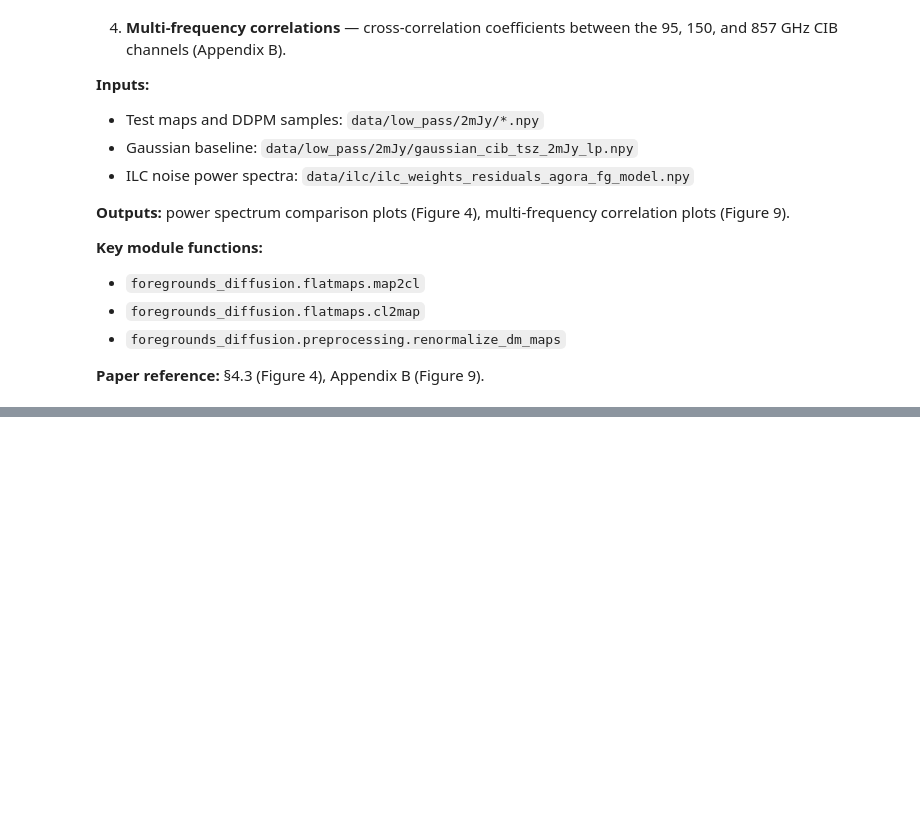
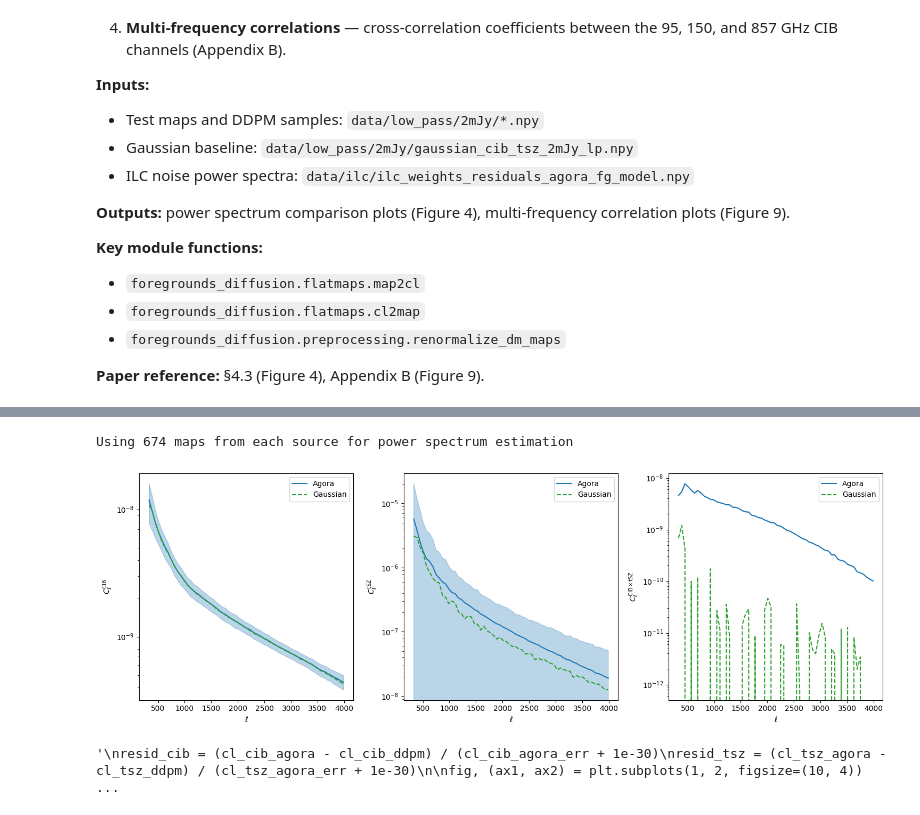
Before and after one commit to AlexBM173/cmb_foregrounds_diffusion, a Jupyter notebook: docs/tutorials/06_power_spectra.ipynb, the cells around one changed output, grey strips where cells are left out. Cells and saved outputs as stored; diff of their text form; code cells hidden in the pictures; blank space fills up the shorter version.

```diff
--- a/docs/tutorials/06_power_spectra.ipynb
+++ b/docs/tutorials/06_power_spectra.ipynb
@@ -36,6 +56,7 @@ plots (Figure 9).
 # %%
 import numpy as np
 import matplotlib.pyplot as plt
+from pathlib import Path
 
 from foregrounds_diffusion.flatmaps import map2cl
 from foregrounds_diffusion.preprocessing import renormalize_dm_maps
@@ -43,15 +64,18 @@ from foregrounds_diffusion.preprocessing import renormalize_dm_maps
 PTSRC = 2
 flatskymapparams = [256, 256, 1.41, 1.41]   # [nx, ny, dx_arcmin, dy_arcmin]
 LMIN, LMAX, LBIN = 300, 4000, 60
+
+PROJECT_ROOT = Path("/home/apb86/cmb_foregrounds_diffusion")
+PATCHES_DIR = Path(f"data/low_pass/{PTSRC}mJy")
 # %%
-cib_maps    = np.load(f"data/low_pass/{PTSRC}mJy/CIB_map_150GHz_256_st6_minmax_{PTSRC}mJy_zero_lp.npy")
-tsz_maps    = np.load(f"data/low_pass/{PTSRC}mJy/tSZ3_map_150GHz_256_st6_minmax_{PTSRC}mJy_norm_lp.npy")
-ddpm_raw    = np.load(f"data/low_pass/{PTSRC}mJy/new_samples_cib_tsz_{PTSRC}mJy_lp.npy")
-gauss_maps  = np.load(f"data/low_pass/{PTSRC}mJy/gaussian_cib_tsz_{PTSRC}mJy_lp.npy")
+cib_maps    = np.load(PATCHES_DIR / f"CIB_map_150GHz_256_st6_minmax_{PTSRC}mJy_zero_lp.npy")
+tsz_maps    = np.load(PATCHES_DIR / f"tSZ3_map_150GHz_256_st6_minmax_{PTSRC}mJy_norm_lp.npy")
+#ddpm_raw    = np.load(PATCHES_DIR / f"new_samples_cib_tsz_{PTSRC}mJy_lp.npy")
+gauss_maps  = np.load(PATCHES_DIR / f"gaussian_cib_tsz_{PTSRC}mJy_lp.npy")
 
 # DDPM samples are (N, 2, H, W) channels-first; Agora/Gaussian are (N, H, W, 1)
-ddpm_cib = ddpm_raw[:, 0]   # (N, H, W)
-ddpm_tsz = ddpm_raw[:, 1]
+#ddpm_cib = ddpm_raw[:, 0]   # (N, H, W)
+#ddpm_tsz = ddpm_raw[:, 1]
 
 agora_cib  = cib_maps[:, :, :, 0]
 agora_tsz  = tsz_maps[:, :, :, 0]
@@ -64,8 +88,11 @@ else:
     gauss_cib = gauss_maps[:, :, :, 0]
     gauss_tsz = gauss_maps[:, :, :, 1]
 
-N = min(len(agora_cib), len(ddpm_cib), len(gauss_cib))
+#N = min(len(agora_cib), len(ddpm_cib), len(gauss_cib))
+N = min(len(agora_cib), len(gauss_cib))
 print(f"Using {N} maps from each source for power spectrum estimation")
+# %% [output]
+Using 674 maps from each source for power spectrum estimation
 # %%
 def mean_cls(maps_nhw, mapparams, lmin, lmax, binsize):
     """Compute mean auto-power spectrum over N maps, returning (el, mean_cl, std_cl)."""
@@ -85,39 +112,50 @@ def mean_cross_cls(maps1, maps2, mapparams, lmin, lmax, binsize):
     return el, cls.mean(axis=0), cls.std(axis=0)
 
 el, cl_cib_agora,  cl_cib_agora_err  = mean_cls(agora_cib[:N],  flatskymapparams, LMIN, LMAX, LBIN)
-_,  cl_cib_ddpm,   cl_cib_ddpm_err   = mean_cls(ddpm_cib[:N],   flatskymapparams, LMIN, LMAX, LBIN)
+#_,  cl_cib_ddpm,   cl_cib_ddpm_err   = mean_cls(ddpm_cib[:N],   flatskymapparams, LMIN, LMAX, LBIN)
 _,  cl_cib_gauss,  cl_cib_gauss_err  = mean_cls(gauss_cib[:N],  flatskymapparams, LMIN, LMAX, LBIN)
 
 _,  cl_tsz_agora,  cl_tsz_agora_err  = mean_cls(agora_tsz[:N],  flatskymapparams, LMIN, LMAX, LBIN)
-_,  cl_tsz_ddpm,   cl_tsz_ddpm_err   = mean_cls(ddpm_tsz[:N],   flatskymapparams, LMIN, LMAX, LBIN)
+#_,  cl_tsz_ddpm,   cl_tsz_ddpm_err   = mean_cls(ddpm_tsz[:N],   flatskymapparams, LMIN, LMAX, LBIN)
 _,  cl_tsz_gauss,  cl_tsz_gauss_err  = mean_cls(gauss_tsz[:N],  flatskymapparams, LMIN, LMAX, LBIN)
 
 _,  cl_cross_agora,  _  = mean_cross_cls(agora_cib[:N], agora_tsz[:N], flatskymapparams, LMIN, LMAX, LBIN)
-_,  cl_cross_ddpm,   _  = mean_cross_cls(ddpm_cib[:N],  ddpm_tsz[:N],  flatskymapparams, LMIN, LMAX, LBIN)
+#_,  cl_cross_ddpm,   _  = mean_cross_cls(ddpm_cib[:N],  ddpm_tsz[:N],  flatskymapparams, LMIN, LMAX, LBIN)
 _,  cl_cross_gauss,  _  = mean_cross_cls(gauss_cib[:N], gauss_tsz[:N], flatskymapparams, LMIN, LMAX, LBIN)
 # %%
 fig, axes = plt.subplots(1, 3, figsize=(15, 5))
 
+"""
 for ax, cl_a, err_a, cl_d, err_d, cl_g, title in zip(
     axes,
     [cl_cib_agora,   cl_tsz_agora,   cl_cross_agora],
     [cl_cib_agora_err, cl_tsz_agora_err, np.zeros_like(cl_cross_agora)],
     [cl_cib_ddpm,    cl_tsz_ddpm,    cl_cross_ddpm],
     [cl_cib_ddpm_err,  cl_tsz_ddpm_err,  np.zeros_like(cl_cross_ddpm)],
     [cl_cib_gauss,   cl_tsz_gauss,   cl_cross_gauss],
     [r"$C_\ell^{\rm CIB}$", r"$C_\ell^{\rm tSZ}$", r"$C_\ell^{\rm CIB \times tSZ}$"],
 ):
+"""
+for ax, cl_a, err_a, cl_g, title in zip(
+    axes,
+    [cl_cib_agora,   cl_tsz_agora,   cl_cross_agora],
+    [cl_cib_agora_err, cl_tsz_agora_err, np.zeros_like(cl_cross_agora)],
+    [cl_cib_gauss,   cl_tsz_gauss,   cl_cross_gauss],
+    [r"$C_\ell^{\rm CIB}$", r"$C_\ell^{\rm tSZ}$", r"$C_\ell^{\rm CIB \times tSZ}$"],
+):
     ax.fill_between(el, cl_a - err_a, cl_a + err_a, alpha=0.3, color="C0")
     ax.plot(el, cl_a, label="Agora", color="C0")
-    ax.plot(el, cl_d, label="DDPM",  color="C1")
     ax.plot(el, cl_g, label="Gaussian", color="C2", linestyle="--")
     ax.set_xlabel(r"$\ell$");  ax.set_ylabel(title);  ax.legend()
     ax.set_yscale("log")
 
 plt.tight_layout()
 plt.show()
+# %% [output]
+[figure, added]
 # %%
 # Fractional residuals normalised by Agora sample variance
+"""
 resid_cib = (cl_cib_agora - cl_cib_ddpm) / (cl_cib_agora_err + 1e-30)
 resid_tsz = (cl_tsz_agora - cl_tsz_ddpm) / (cl_tsz_agora_err + 1e-30)
 
@@ -131,3 +169,6 @@ ax2.axhline(0, color="k", lw=0.8, ls="--")
 ax2.plot(el, resid_tsz)
 ax2.set_xlabel(r"$\ell$");  ax2.set_title("tSZ residuals")
 plt.tight_layout();  plt.show()
+"""
+# %% [output]
+'\nresid_cib = (cl_cib_agora - cl_cib_ddpm) / (cl_cib_agora_err + 1e-30)\nresid_tsz = (cl_tsz_agora - cl_tsz_ddpm) / (cl_tsz_agora_err + 1e-30)\n\nfig, (ax1, ax2) = plt.subplots(1, 2, figsize=(10, 4)) ...
```
Also changed, not shown: parts of 1 cell of this notebook, 9 other files.
